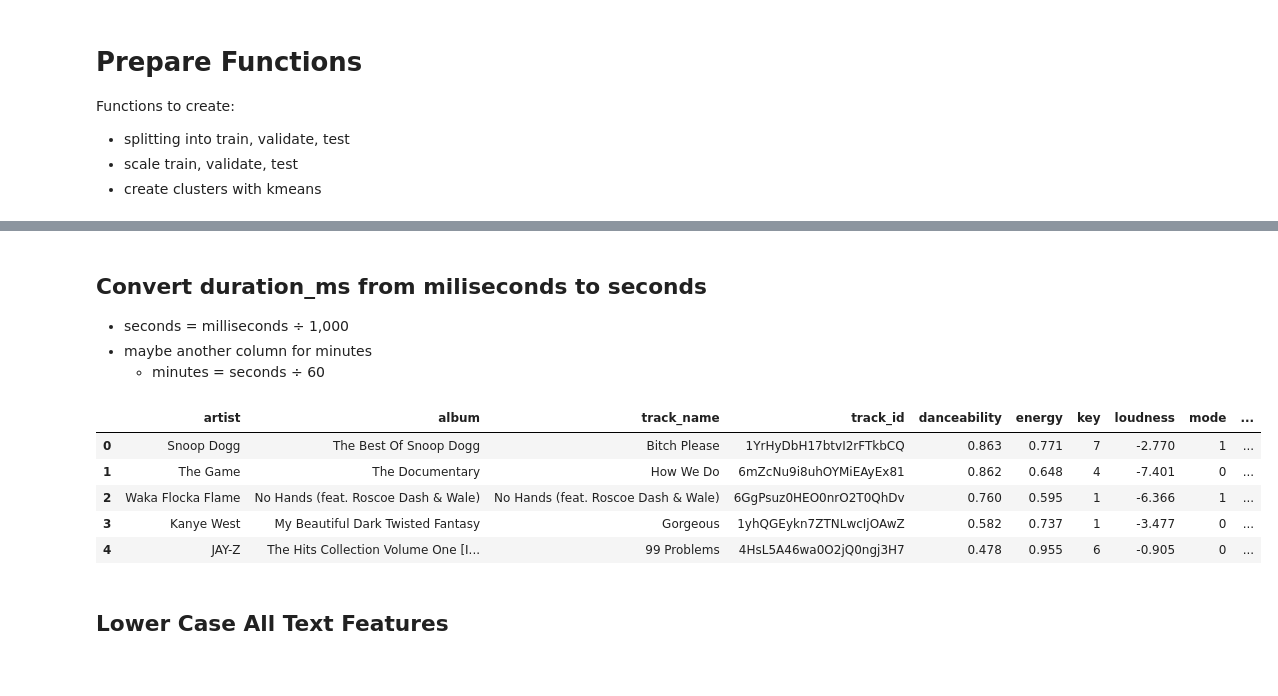
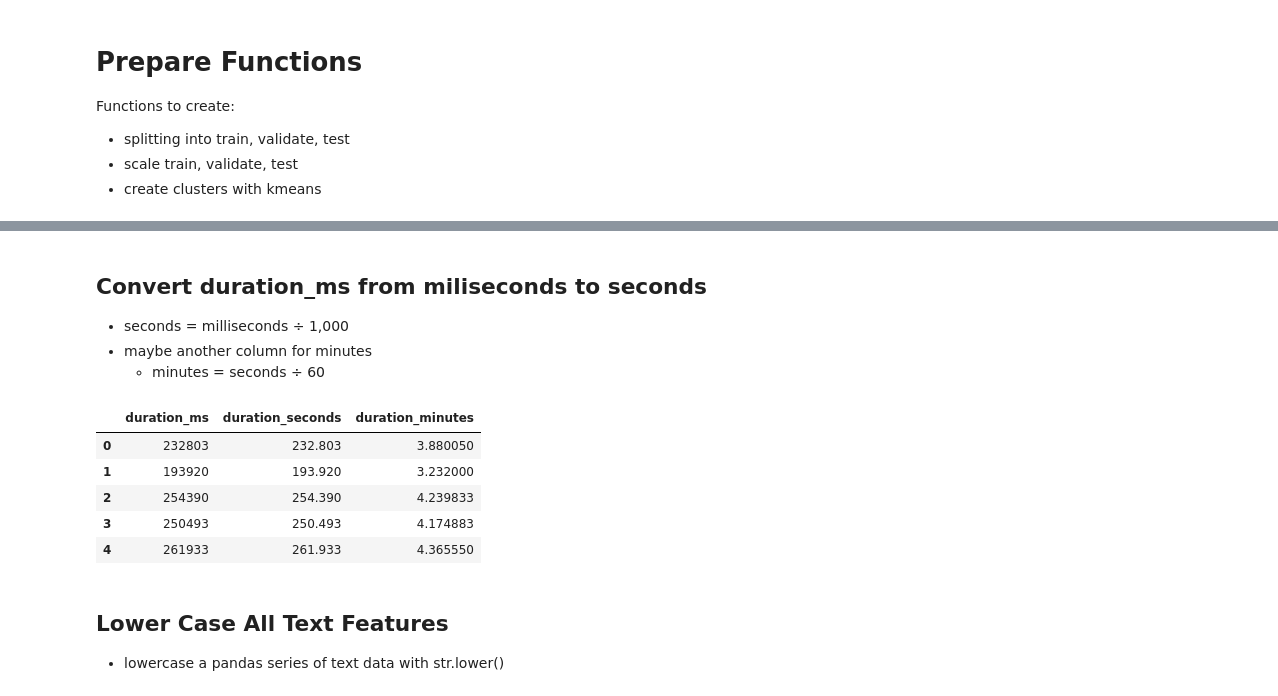
Before and after one commit to SpotiScryers/SpotiScry, a Jupyter notebook: Thompson_Prepare.ipynb, the cells around one changed output, grey strips where cells are left out. Cells and saved outputs as stored; diff of their text form; code cells hidden in the pictures.

```diff
--- a/Thompson_Prepare.ipynb
+++ b/Thompson_Prepare.ipynb
@@ -10,4 +22,4 @@ import matplotlib.pyplot as plt
 # %%
 pd.set_option("display.max_colwidth", 10000)
 # %%
-df = pd.read_csv('hiphop_sample.csv')
+df = pd.read_csv('full_playlist_offset.csv', index_col=0)
@@ -37,5 +133,5 @@ plt.tight_layout()
 # %% [markdown]
-## Convert duration_ms from miliseconds to seconds
+## Convert duration_ms from miliseconds to seconds <a class="anchor" id="convert-time"></a>
 - seconds = milliseconds ÷ 1,000
 - maybe another column for minutes
     - minutes = seconds ÷ 60
@@ -44,16 +140,17 @@ df['duration_seconds'] = df.duration_ms / 1_000
 # %%
 df['duration_minutes'] = df.duration_seconds / 60
 # %%
-df.head()
+df[['duration_ms','duration_seconds','duration_minutes']].head()
 # %% [output]
-|  | artist | album | track_name | track_id | danceability | energy | key | loudness | mode | ... |
-| 0 | Snoop Dogg | The Best Of Snoop Dogg | Bitch Please | 1YrHyDbH17btvI2rFTkbCQ | 0.863 | 0.771 | 7 | -2.770 | 1 | ... |
-| 1 | The Game | The Documentary | How We Do | 6mZcNu9i8uhOYMiEAyEx81 | 0.862 | 0.648 | 4 | -7.401 | 0 | ... |
-| 2 | Waka Flocka Flame | No Hands (feat. Roscoe Dash & Wale) | No Hands (feat. Roscoe Dash & Wale) | 6GgPsuz0HEO0nrO2T0QhDv | 0.760 | 0.595 | 1 | -6.366 | 1 | ... |
-| 3 | Kanye West | My Beautiful Dark Twisted Fantasy | Gorgeous | 1yhQGEykn7ZTNLwcIjOAwZ | 0.582 | 0.737 | 1 | -3.477 | 0 | ... |
-| 4 | JAY-Z | The Hits Collection Volume One [I... | 99 Problems | 4HsL5A46wa0O2jQ0ngj3H7 | 0.478 | 0.955 | 6 | -0.905 | 0 | ... |
+|  | duration_ms | duration_seconds | duration_minutes |
+| 0 | 232803 | 232.803 | 3.880050 |
+| 1 | 193920 | 193.920 | 3.232000 |
+| 2 | 254390 | 254.390 | 4.239833 |
+| 3 | 250493 | 250.493 | 4.174883 |
+| 4 | 261933 | 261.933 | 4.365550 |
-# %% [markdown]
-## Lower Case All Text Features
+# %% [markdown]
+## Lower Case All Text Features <a class="anchor" id="lower-text"></a>
+- lowercase a pandas series of text data with str.lower()
 # %%
 df.artist = df.artist.str.lower()
 # %%
```
Also changed, not shown: parts of 39 cells of this notebook.
